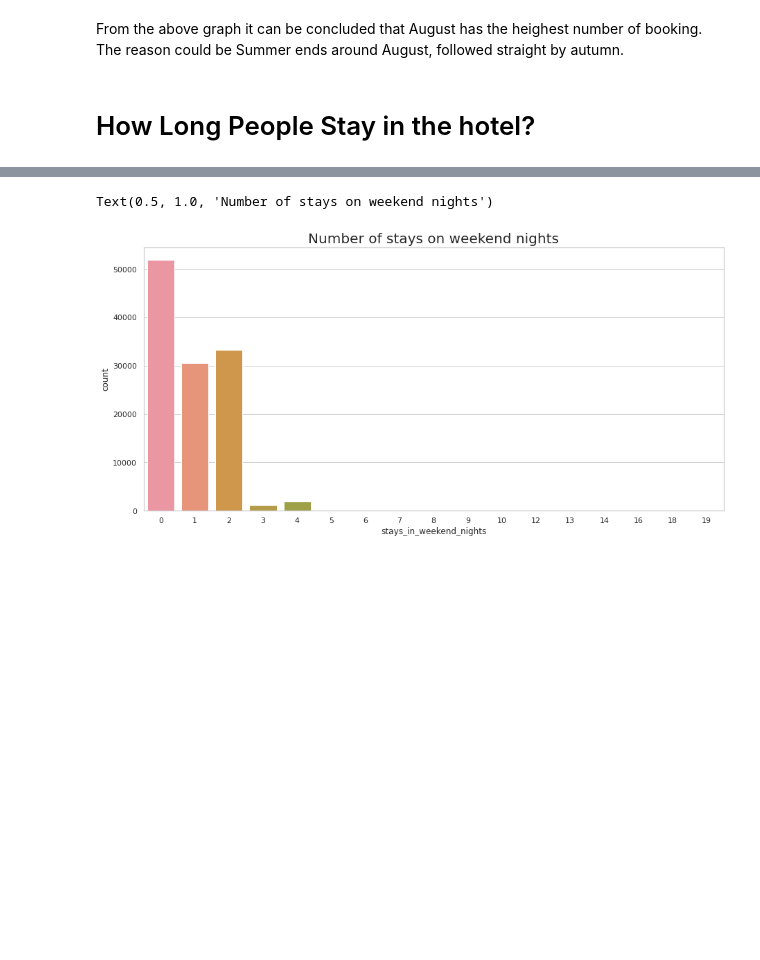
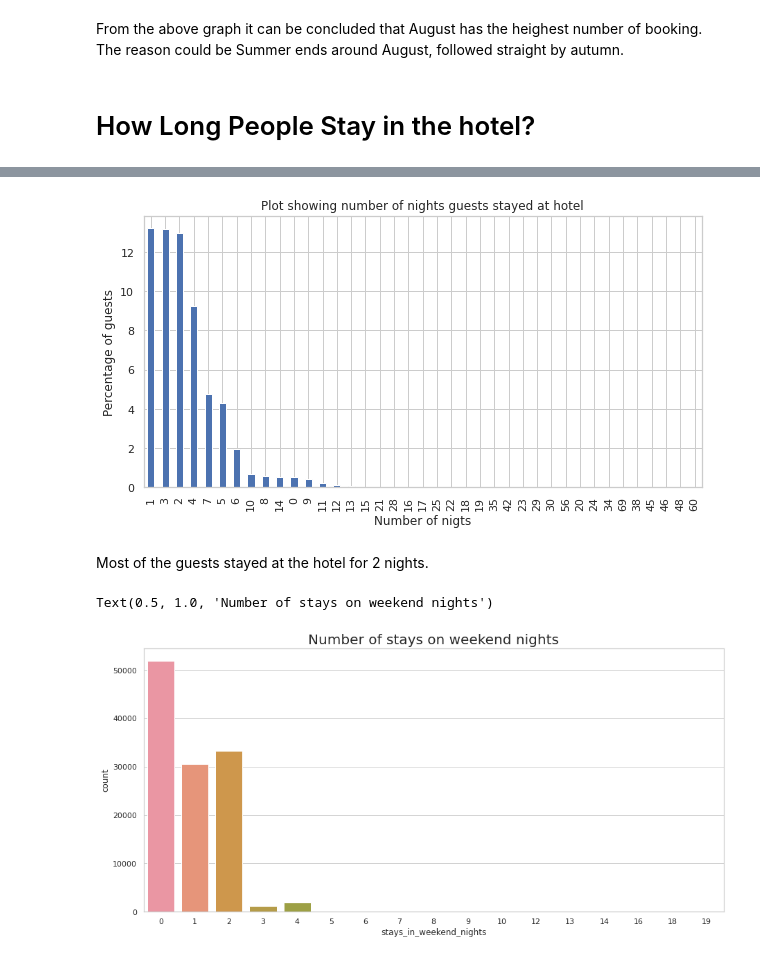
Before and after one commit to amitkumar8486/EDA-Hotel-Booking-Analysis, a Jupyter notebook: EDA_Hotel_Booking_Analysis.ipynb, the cells around one changed output, grey strips where cells are left out. Saved outputs shown, nothing was run; the diff lists cells and outputs as text; code cells hidden in the pictures; blank space fills up the shorter version.

```diff
--- a/EDA_Hotel_Booking_Analysis.ipynb
+++ b/EDA_Hotel_Booking_Analysis.ipynb
@@ -481,0 +481,9 @@ Most people stay for  two or three. More than 40% of guests come under these two
+# %%
+# Creating a feature 'total_nights' which gives the total weekend + weekdays nights spend by guests
+
+hotel_df['total_nights'] = hotel_df['stays_in_weekend_nights'] + hotel_df['stays_in_week_nights']
+# %%
+# It shows what prcentage of guests stayed for how many nights
+
+percentage_total_nights_stayed = hotel_df[hotel_df['is_canceled']==0]['total_nights'].value_counts()/len(hotel_df['is_canceled'])*100
+percentage_total_nights_stayed
@@ -482 +513,15 @@ Most people stay for  two or three. More than 40% of guests come under these two
+# %%
+# Creating the Bar plot for  showing number of nights guests stayed at hotel
+
+percentage_total_nights_stayed.plot(kind='bar')
+
+plt.title('Plot showing number of nights guests stayed at hotel')
+plt.ylabel('Percentage of guests')
+plt.xlabel('Number of nigts')
+
+plt.rcParams['figure.figsize'] = (10, 5)
+# %% [output]
+[figure, added]
+# %% [markdown]
+Most of the guests stayed at the hotel for 2 nights.
 # %%
```
Also changed, not shown: parts of 10 cells of this notebook.
